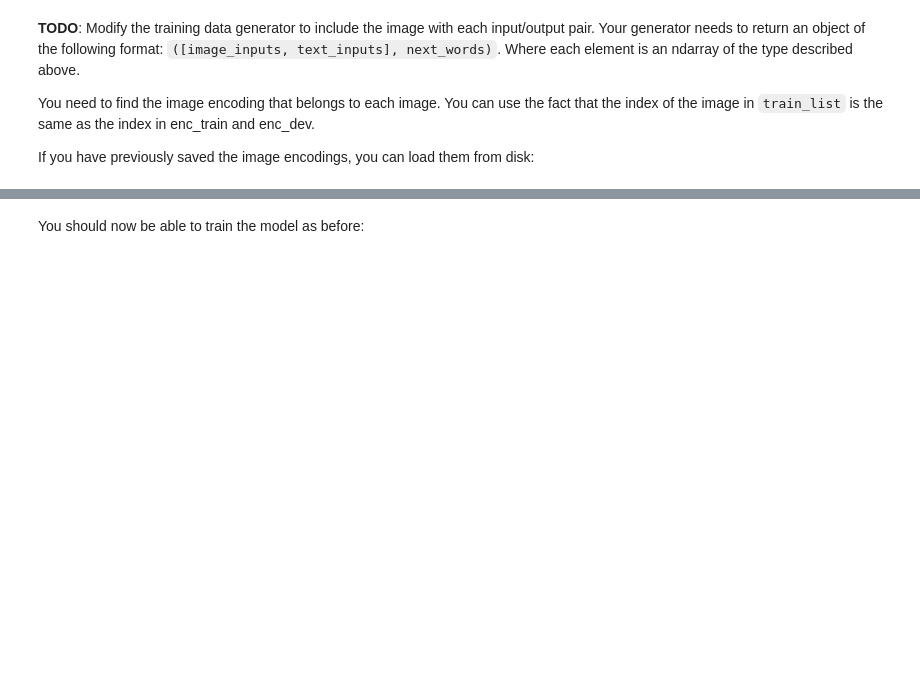
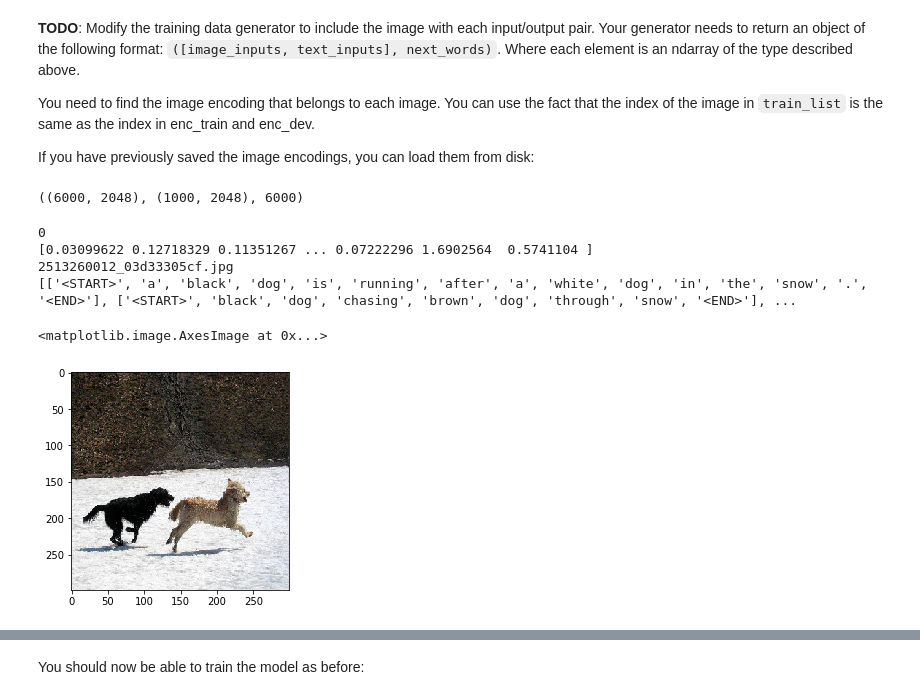
Before and after one commit to stumash/flickr8k_image_caption, a Jupyter notebook: doitall.ipynb, the cells around one changed output, grey strips where cells are left out. Cells and saved outputs as stored; diff of their text form; code cells hidden in the pictures; blank space fills up the shorter version.

Commit message:
start image + text generator)

```diff
--- a/doitall.ipynb
+++ b/doitall.ipynb
@@ -544,0 +518,21 @@ def training_generator(batch_size=128):
+# %%
+enc_train.shape, enc_dev.shape, len(train_list)
+# %% [output]
+((6000, 2048), (1000, 2048), 6000)
+# %%
+for i, (img_enc, img_name) in enumerate(zip(enc_train, train_list)):
+    print (i)
+    print (img_enc)
+    print (img_name)
+    print (descriptions[img_name])
+    break
+# %% [output]
+0
+[0.03099622 0.12718329 0.11351267 ... 0.07222296 1.6902564  0.5741104 ]
+2513260012_03d33305cf.jpg
+[['<START>', 'a', 'black', 'dog', 'is', 'running', 'after', 'a', 'white', 'dog', 'in', 'the', 'snow', '.', '<END>'], ['<START>', 'black', 'dog', 'chasing', 'brown', 'dog', 'through', 'snow', '<END>'], ...
+# %%
+plt.imshow(get_image(train_list[0]))
+# %% [output]
+<matplotlib.image.AxesImage at 0x...>
+[figure, added]
```
Also changed, not shown: parts of 17 cells of this notebook.
